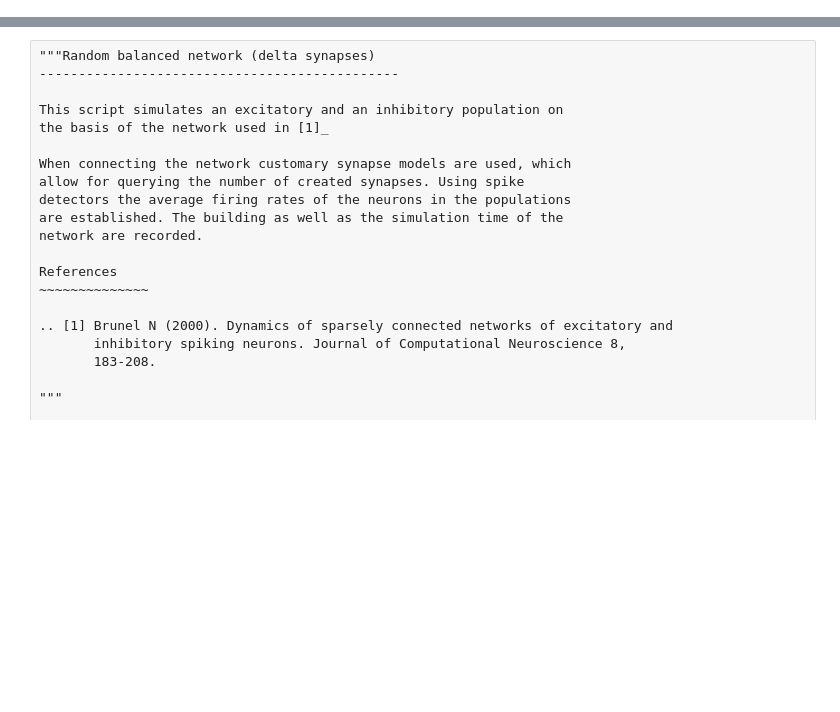
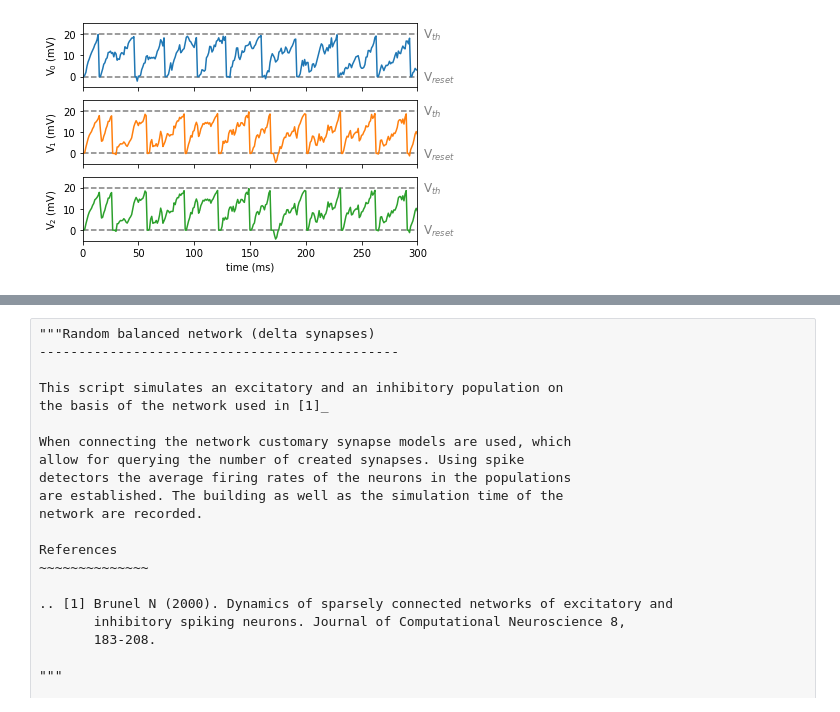
Before and after one commit to oist-ncbc/skill-pill-plus, a Jupyter notebook: Tutorial-3_Synapses-and-Networks/Brunel_Network.ipynb, the cells around one changed output, grey strips where cells are left out. Drawn from its saved outputs; the diff is of its cells as text; code cells hidden in the pictures; blank space fills up the shorter version.

```diff
--- a/Tutorial-3_Synapses-and-Networks/Brunel_Network.ipynb
+++ b/Tutorial-3_Synapses-and-Networks/Brunel_Network.ipynb
@@ -0,0 +348,34 @@
+# %%
+plt.clf()
+
+ax1 = plt.subplot(311)
+plt.axhline(0, color='tab:grey', linestyle='--')
+plt.axhline(20, color='tab:grey', linestyle='--')
+plt.plot(ts[0], Vms[0], color='tab:blue')
+plt.xlim(0, 300)
+plt.ylim(-5, 25)
+plt.text(305, -2, "V$_{reset}$", color='tab:grey', fontsize=12)
+plt.text(305, 18, "V$_{th}$", color='tab:grey', fontsize=12)
+plt.ylabel('V$_0$ (mV)')
+plt.setp(ax1.get_xticklabels(), visible=False)
+
+ax2 = plt.subplot(312, sharex=ax1, sharey=ax1)
+plt.axhline(0, color='tab:grey', linestyle='--')
+plt.axhline(20, color='tab:grey', linestyle='--')
+plt.plot(ts[1], Vms[1], color='tab:orange')
+plt.text(305, -2, "V$_{reset}$", color='tab:grey', fontsize=12)
+plt.text(305, 18, "V$_{th}$", color='tab:grey', fontsize=12)
+plt.ylabel('V$_1$ (mV)')
+plt.setp(ax2.get_xticklabels(), visible=False)
+
+ax3 = plt.subplot(313, sharex=ax1, sharey=ax1)
+plt.axhline(0, color='tab:grey', linestyle='--',)
+plt.axhline(20, color='tab:grey', linestyle='--')
+plt.plot(ts[1], Vms[1], color='tab:green')
+plt.text(305, -2, "V$_{reset}$", color='tab:grey', fontsize=12)
+plt.text(305, 18, "V$_{th}$", color='tab:grey', fontsize=12)
+plt.ylabel('V$_2$ (mV)')
+plt.xlabel('time (ms)')
+plt.show()
+# %% [output]
+[figure, added]
```
Also changed, not shown: parts of 11 cells of this notebook.
